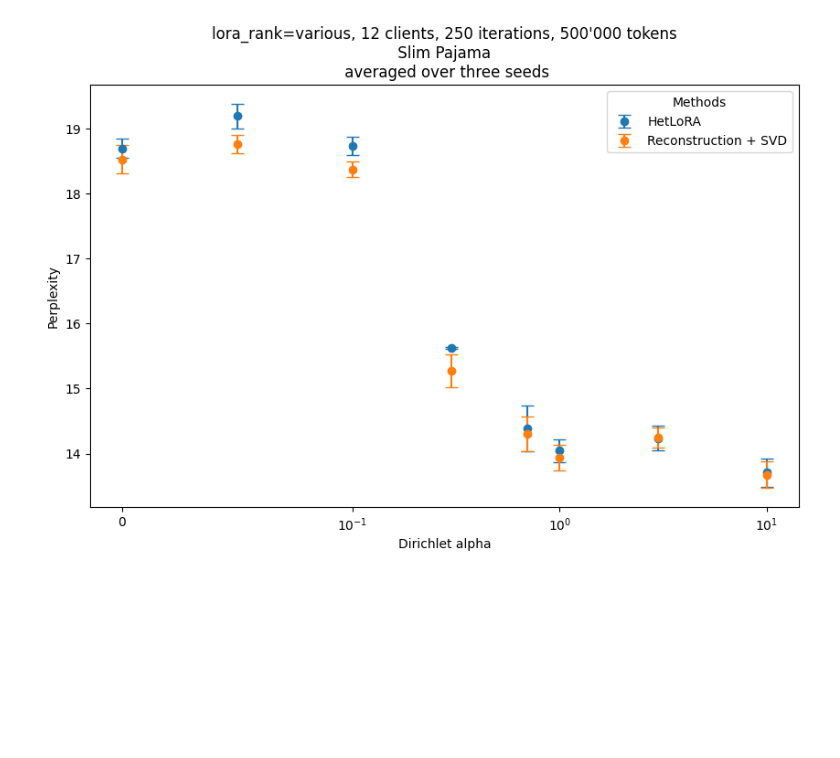
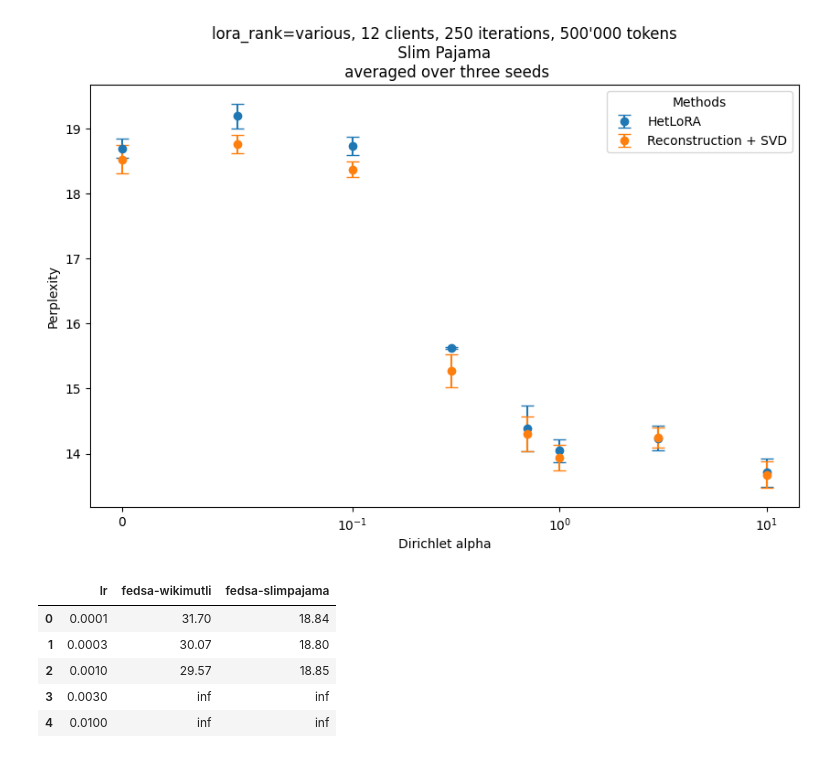
Before and after one commit to Matthew2357/project, a Jupyter notebook: first_graphs.ipynb, the cells around one changed output. Cells and saved outputs as stored; diff of their text form; code cells hidden in the pictures; blank space fills up the shorter version.

```diff
--- a/first_graphs.ipynb
+++ b/first_graphs.ipynb
@@ -748,3 +748,21 @@ plt.legend(title="Methods")
 plt.show()
 # %% [output]
 [figure]
+# %%
+data = [
+    [0.0001 ,0.0003, 0.001, 0.003, 0.01],
+    [ 31.70, 30.07,29.57, np.inf, np.inf],
+    [ 18.84, 18.80, 18.85, np.inf, np.inf],
+
+
+]
+columns = ['lr','fedsa-wikimutli','fedsa-slimpajama']
+df_hyp = pd.DataFrame({col:data[i] for i, col in enumerate(columns)})
+display(df_hyp)
+# %% [output]
+|  | lr | fedsa-wikimutli | fedsa-slimpajama |
+| 0 | 0.0001 | 31.70 | 18.84 |
+| 1 | 0.0003 | 30.07 | 18.80 |
+| 2 | 0.0010 | 29.57 | 18.85 |
+| 3 | 0.0030 | inf | inf |
+| 4 | 0.0100 | inf | inf |
```
Also changed, not shown: parts of 6 cells of this notebook, 3 other files.
